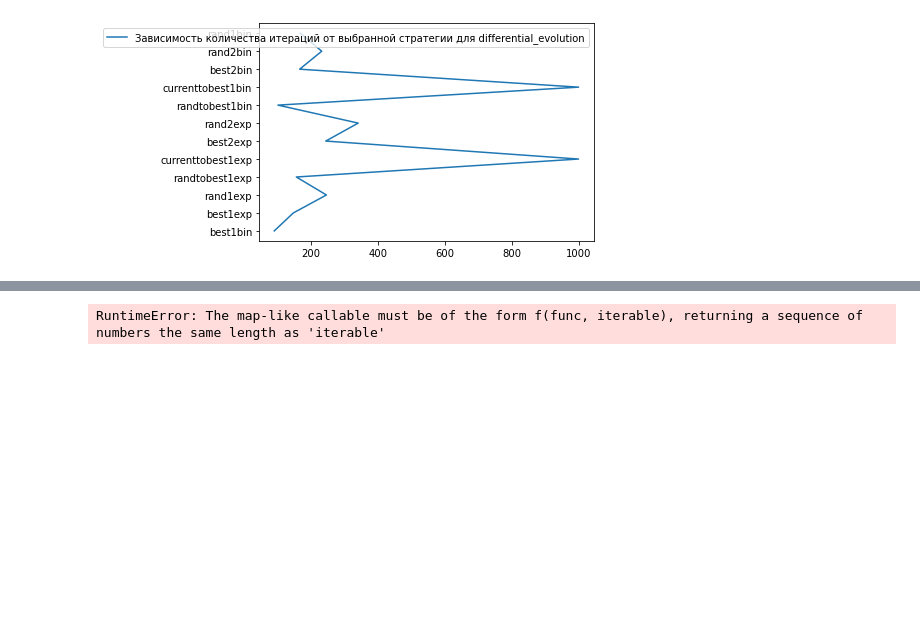
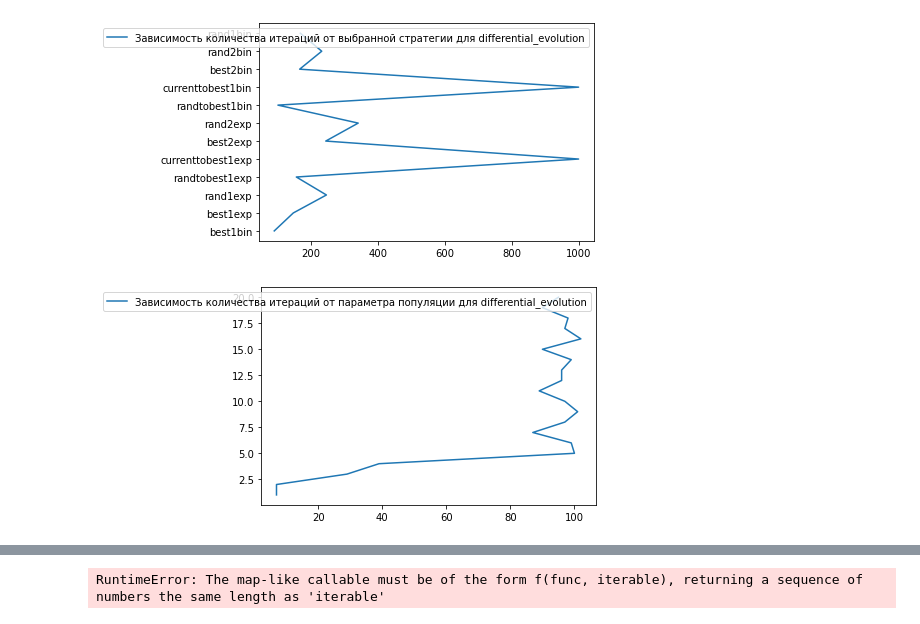
Before and after one commit to gudyrmik/Netology, a Jupyter notebook: Math for Data Science/Task 6. Optimization.ipynb, the cells around one changed output, grey strips where cells are left out. Cells and saved outputs as stored; diff of their text form; code cells hidden in the pictures; blank space fills up the shorter version.

```diff
--- a/Math for Data Science/Task 6. Optimization.ipynb
+++ b/Math for Data Science/Task 6. Optimization.ipynb
@@ -27,6 +29,11 @@ strategies = [
     'rand2bin',
     'rand1bin'
 ]
+popsizes = np.linspace(1, 20, 20)
+tols = np.linspace(0.01, 0.1, 20)
+mutations = np.linspace(0, 1.99999999, 20)
+recombinations = np.linspace(0, 1, 20)
+updatings = ['immediate', 'deferred']
 # %%
 def ackley(x):
     arg1 = -0.2 * np.sqrt(0.5 * (x[0] ** 2 + x[1] ** 2))
@@ -48,2 +53,14 @@ plt.show()
 # %% [output]
 [figure]
+# %%
+nits = []
+for p in popsizes:
+    res = differential_evolution(ackley, bounds, seed=42, popsize=int(p))
+    nits.append(res.nit)
+
+plt.plot(nits, popsizes, label='Зависимость количества итераций от параметра популяции для differential_evolution')
+plt.legend()
+plt.show()
+# Похоже популяцию лучше бы по-меньше
+# %% [output]
+[figure, added]
```
Also changed, not shown: parts of 8 cells of this notebook.
